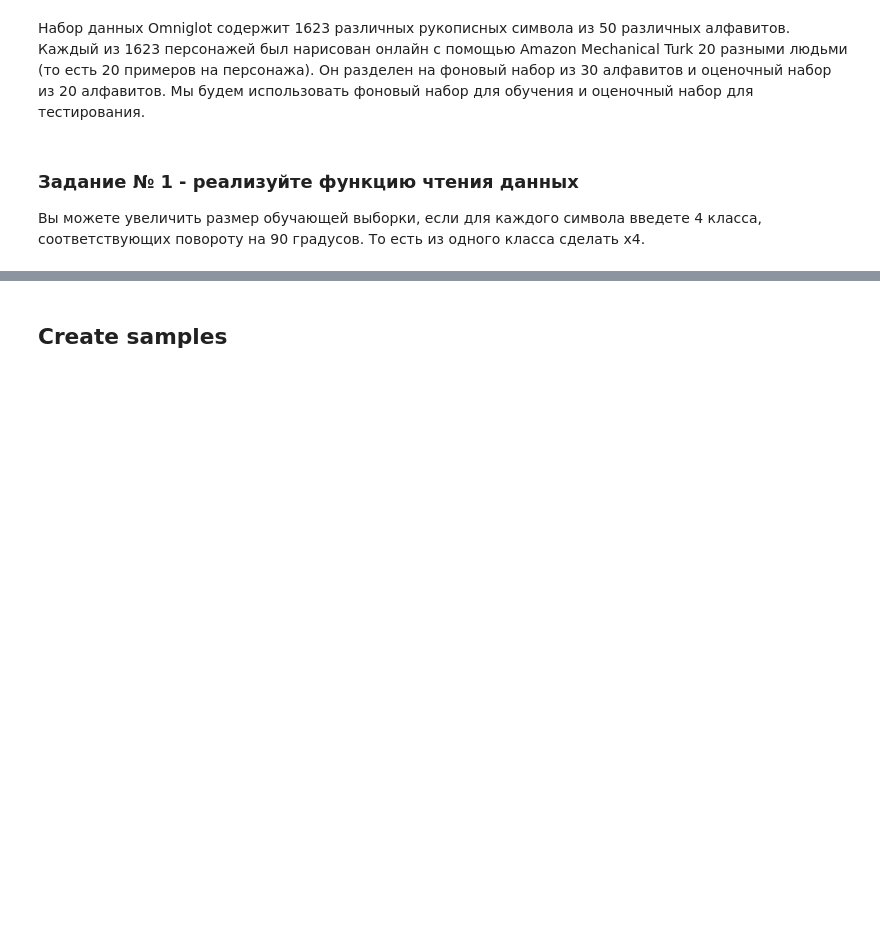
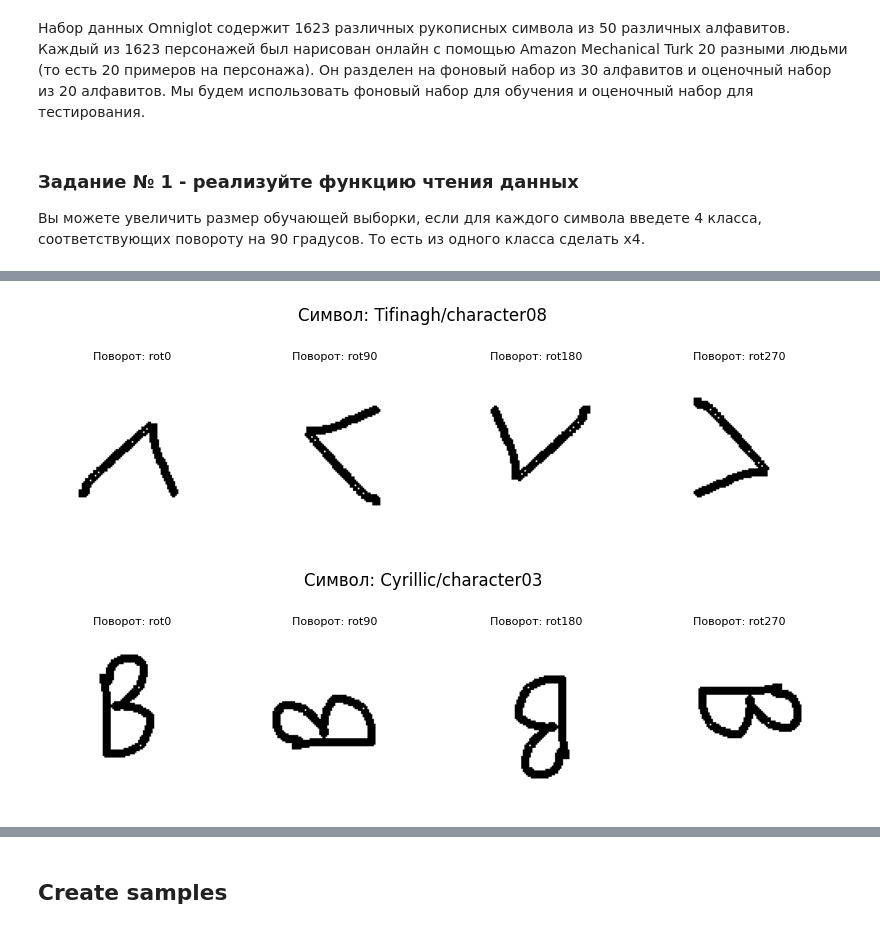
Before and after one commit to federber/ML_FALT_2025, a Jupyter notebook: hw4/notebooks/prototypical_omniglot_fbmm.ipynb, the cells around one changed output, grey strips where cells are left out. Drawn from its saved outputs; the diff is of its cells as text; code cells hidden in the pictures; blank space fills up the shorter version.

```diff
--- a/hw4/notebooks/prototypical_omniglot_fbmm.ipynb
+++ b/hw4/notebooks/prototypical_omniglot_fbmm.ipynb
@@ -142,0 +239,26 @@ trainx.shape, trainy.shape, testx.shape, testy.shape
+# %%
+def plot_rotations(alphabet, character):
+    base_class = f"{alphabet}/{character}"
+    suffixes = ["rot0", "rot90", "rot180", "rot270"]
+
+    plt.figure(figsize=(10, 3))
+    for i, suffix in enumerate(suffixes):
+        idx = [j for j in range(len(trainy)) if trainy[j] == base_class and metay[j] == suffix]
+        if not idx:
+            print(f"Не найдено изображение для {base_class} с поворотом {suffix}")
+            continue
+        idx = idx[0]
+
+        plt.subplot(1, 4, i + 1)
+        plt.imshow(trainx[idx])
+        plt.title(f"Поворот: {suffix}", fontsize=8)
+        plt.axis('off')
+
+    plt.suptitle(f"Символ: {alphabet}/{character}")
+    plt.show()
+
+plot_rotations('Tifinagh', 'character08')
+plot_rotations('Cyrillic', 'character03')
+# %% [output]
+[figure, added]
+[figure, added]
```
Also changed, not shown: parts of 73 cells of this notebook, 43 other files.
